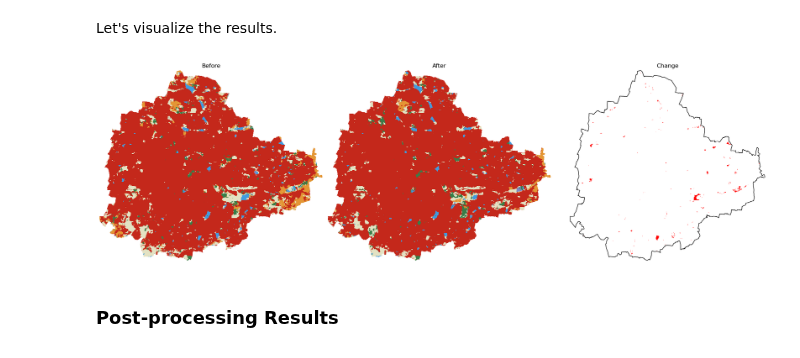
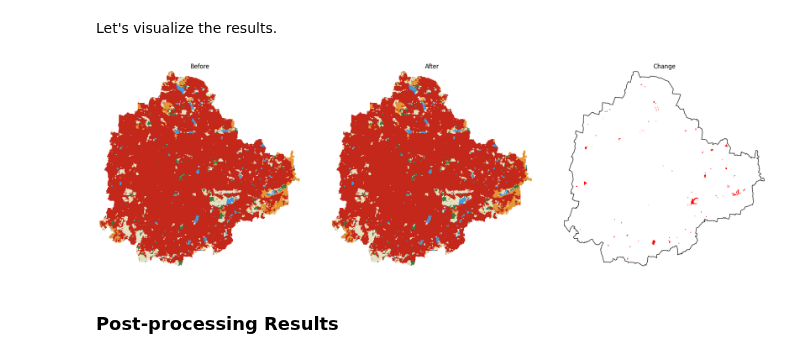
Before and after one commit to spatialthoughts/courses, a Jupyter notebook: code/python_remote_sensing/module_03/02_analyzing_landcover_change.ipynb, the cells around one changed output. Cells and saved outputs as stored; diff of their text form; code cells hidden in the pictures.

```diff
--- a/code/python_remote_sensing/module_03/02_analyzing_landcover_change.ipynb
+++ b/code/python_remote_sensing/module_03/02_analyzing_landcover_change.ipynb
@@ -259,25 +260,41 @@ Let's visualize the results.
 # %%
 fig, axes = plt.subplots(1, 3)
 fig.set_size_inches(20, 6)
 
-before.plot(ax=axes[0], cmap=io_cmap, norm=io_normalizer, add_colorbar=False)
+# Create previews
+before_preview = before.rio.reproject(
+    before.rio.crs, resolution=100
+)
+after_preview = after.rio.reproject(
+    after.rio.crs, resolution=100
+)
+change_preview = change.rio.reproject(
+    change.rio.crs, resolution=100
+)
+
+before_preview.plot(ax=axes[0], cmap=io_cmap,
+                    norm=io_normalizer, add_colorbar=False)
 axes[0].set_title('Before')
 axes[0].set_axis_off()
+axes[0].set_aspect('equal')
 
-after.plot(ax=axes[1], cmap=io_cmap, norm=io_normalizer, add_colorbar=False)
+before_preview.plot(ax=axes[1], cmap=io_cmap,
+                    norm=io_normalizer, add_colorbar=False)
 axes[1].set_title('After')
 axes[1].set_axis_off()
+axes[1].set_aspect('equal')
 
 change_cmap = matplotlib.colors.ListedColormap(['white', 'red'])
 aoi_gdf_reprojected.boundary.plot(ax=axes[2], color='black', linewidth=1)
-change.plot(ax=axes[2], cmap=change_cmap, vmin=0, vmax=1, add_colorbar=False)
+change_preview.plot(ax=axes[2], cmap=change_cmap, vmin=0, vmax=1, add_colorbar=False)
 axes[2].set_title('Change')
 axes[2].set_axis_off()
+axes[2].set_aspect('equal')
 
 plt.tight_layout()
 plt.show()
 # %% [output]
-[figure, old version]
+[figure, new version]
 # %% [markdown]
 ### Post-processing Results
 # %% [markdown]
```
Also changed, not shown: parts of 5 cells of this notebook.
